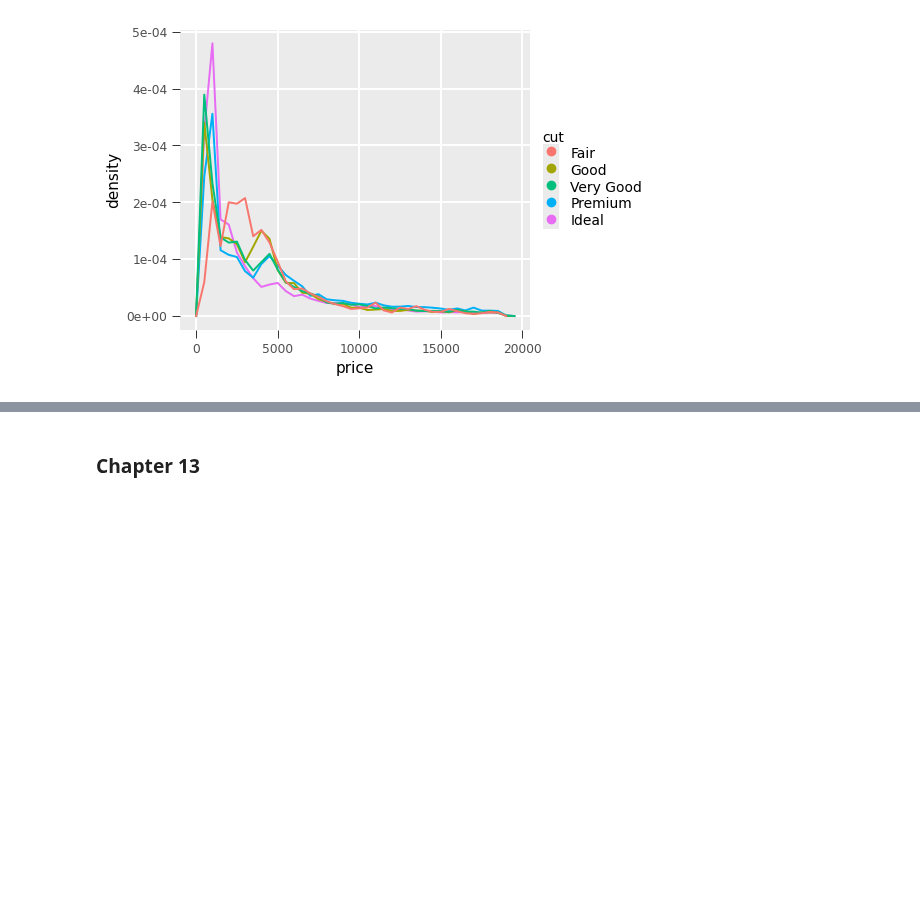
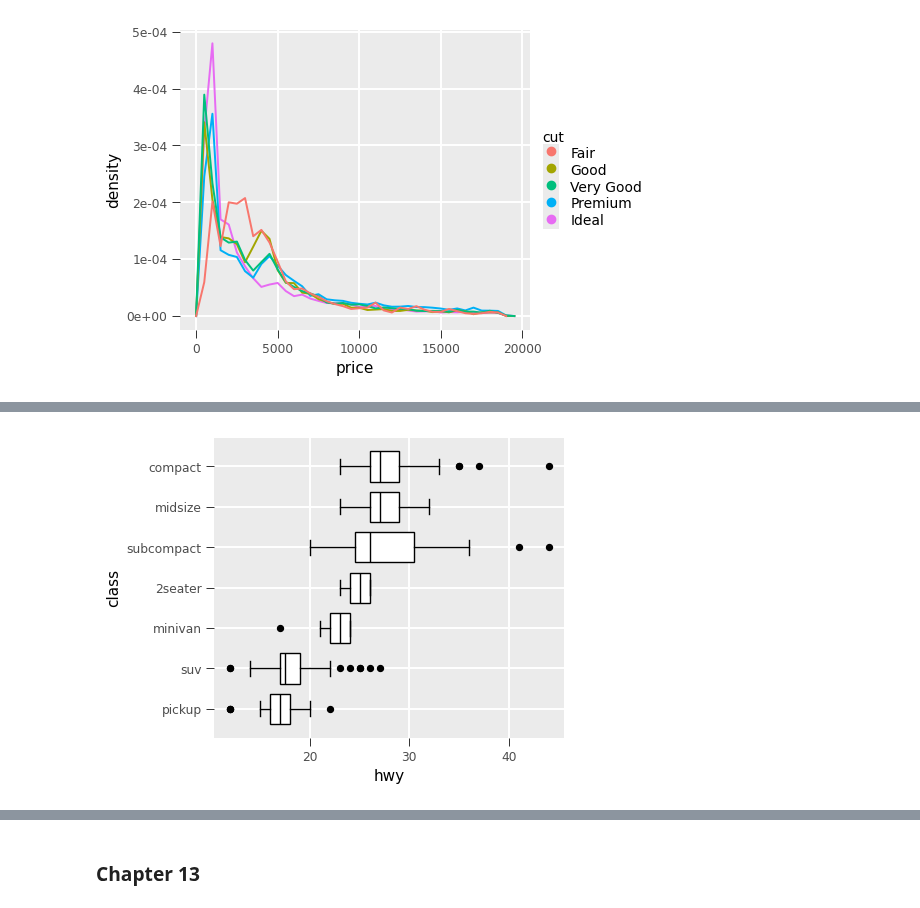
Before and after one commit to huangziwei/hea, a Jupyter notebook: example/books/dataframe.ipynb, the cells around one changed output, grey strips where cells are left out. Drawn from its saved outputs; the diff is of its cells as text; code cells hidden in the pictures; blank space fills up the shorter version.

```diff
--- a/example/books/dataframe.ipynb
+++ b/example/books/dataframe.ipynb
@@ -1225,0 +1236,4 @@ diamonds.ggplot(x="cut", y="price").geom_boxplot()
+# %%
+mpg.ggplot(x="hwy", y=fct_reorder("class", "hwy", "median")).geom_boxplot()
+# %% [output]
+[figure, added]
```
Also changed, not shown: parts of 5 cells of this notebook, 4 other files.
